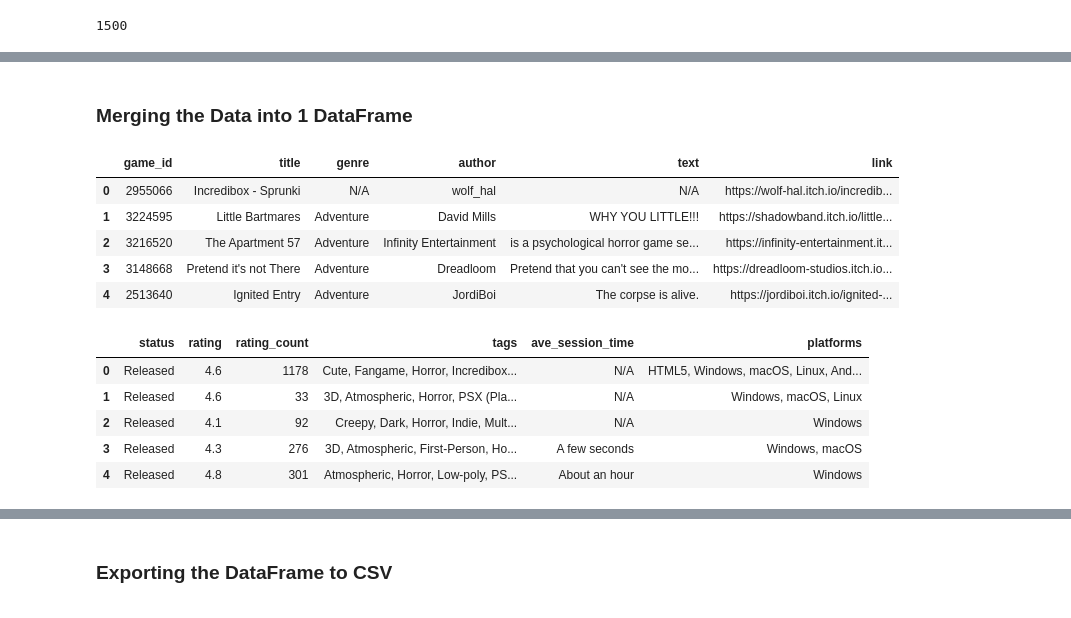
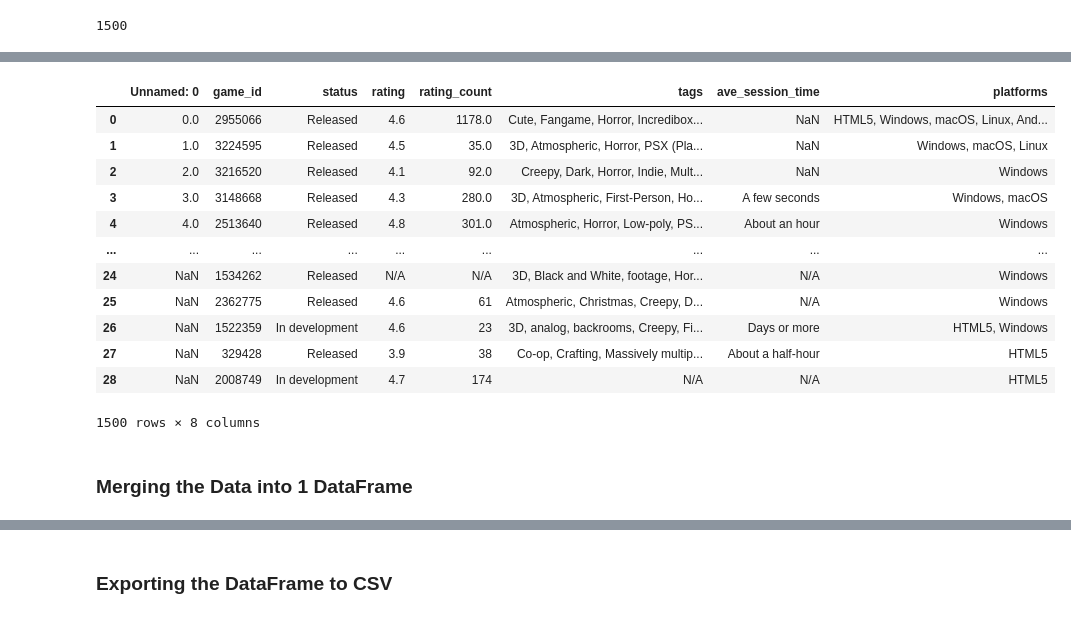
Before and after one commit to angelocguerra/data102-webscraping, a Jupyter notebook: Homework1.ipynb, the cells around one changed output, grey strips where cells are left out. Cells and saved outputs as stored; diff of their text form; code cells hidden in the pictures.

```diff
--- a/Homework1.ipynb
+++ b/Homework1.ipynb
@@ -285,23 +328,26 @@ class RetrieveMoreThread(Thread):
         Thread.__init__(self)
         self.start_index = start_index
         self.end_index = end_index
-        self.more_info = np.empty(shape=[0,6])
+        self.more_info = np.empty(shape=[0,7])
 
     def run(self):
         self.more_info = retrieve_more_games_info(self.start_index, self.end_index, more_info=self.more_info)
 # %%
 num_threads = 8
-index_interval = 50 // num_threads
+index_interval = max_game_count // num_threads
 threads = []
 
 # initializing the threads
+thread_count = 1
 for each in range(num_threads):
     start_index = each * index_interval
     # making sure the end_index is the last index
-    end_index = 50 if each == num_threads - 1 else each * index_interval + index_interval
+    end_index = max_game_count if each == num_threads - 1 else each * index_interval + index_interval
     t = RetrieveMoreThread(start_index, end_index)
     t.start()
     threads.append(t)
+    print(thread_count, start_index, end_index)
+    thread_count += 1
 
 # sync
 for each in threads:
@@ -309,8 +373,9 @@ for each in threads:
 # %%
 # combine all data from threads
-more_info = np.empty(shape=[0,6])
+more_info = np.empty(shape=[0,7])
 for each in threads:
     more_info = np.vstack((more_info, each.more_info))
 
 more_info_df = pd.DataFrame(more_info)
-more_info_df.columns = ['status','rating','rating_count','tags','ave_session_time','platforms']
+more_info_df.columns = ['game_id', 'status','rating','rating_count','tags','ave_session_time','platforms']
+more_info_df
@@ -316,0 +398,13 @@ more_info_df.columns = ['status','rating','rating_count','tags','ave_session_tim
+# %%
+error_list = [
+    2869923,1370318,2384541,3079599,877352,589627,129425,1208403,65181,
+    1948914,1559343,1881272,1511140,1581512,1975309,1365045,1109093,3223767,
+    1022835,749912,857480,117955,1029510,583081,1534262,2362775,1522359,329428,2008749
+]
+index_error_list = []
+for each in error_list:
+    game_data = games_info_df[games_info_df['game_id'] == each]
+    index = game_data.index[0]
+    link = game_data.iloc[0,5]
+    index_error_list.append(index)
+    print(each,'\t', index, '\t', link)
@@ -317,2 +489,21 @@ more_info_df.columns = ['status','rating','rating_count','tags','ave_session_tim
+# %%
+# drop the error index list
+more_info_df.drop(index_error_list, inplace=True)
+more_info_df = pd.concat([more_info_df, retrieved_info_df])
+more_info_df
+# %% [output]
+|  | Unnamed: 0 | game_id | status | rating | rating_count | tags | ave_session_time | platforms |
+| 0 | 0.0 | 2955066 | Released | 4.6 | 1178.0 | Cute, Fangame, Horror, Incredibox... | NaN | HTML5, Windows, macOS, Linux, And... |
+| 1 | 1.0 | 3224595 | Released | 4.5 | 35.0 | 3D, Atmospheric, Horror, PSX (Pla... | NaN | Windows, macOS, Linux |
+| 2 | 2.0 | 3216520 | Released | 4.1 | 92.0 | Creepy, Dark, Horror, Indie, Mult... | NaN | Windows |
+| 3 | 3.0 | 3148668 | Released | 4.3 | 280.0 | 3D, Atmospheric, First-Person, Ho... | A few seconds | Windows, macOS |
+| 4 | 4.0 | 2513640 | Released | 4.8 | 301.0 | Atmospheric, Horror, Low-poly, PS... | About an hour | Windows |
+| ... | ... | ... | ... | ... | ... | ... | ... | ... |
+| 24 | NaN | 1534262 | Released | N/A | N/A | 3D, Black and White, footage, Hor... | N/A | Windows |
+| 25 | NaN | 2362775 | Released | 4.6 | 61 | Atmospheric, Christmas, Creepy, D... | N/A | Windows |
+| 26 | NaN | 1522359 | In development | 4.6 | 23 | 3D, analog, backrooms, Creepy, Fi... | Days or more | HTML5, Windows |
+| 27 | NaN | 329428 | Released | 3.9 | 38 | Co-op, Crafting, Massively multip... | About a half-hour | HTML5 |
+| 28 | NaN | 2008749 | In development | 4.7 | 174 | N/A | N/A | HTML5 |
+1500 rows × 8 columns
 # %%
 # checkpoint
@@ -319,21 +511,3 @@ more_info_df.columns = ['status','rating','rating_count','tags','ave_session_tim
 more_info_df.to_csv('Games List 5 More Feat.csv')
 # %% [markdown]
 ### Merging the Data into 1 DataFrame
-# %%
-games_info_df.head()
-# %% [output]
-|  | game_id | title | genre | author | text | link |
-| 0 | 2955066 | Incredibox - Sprunki | N/A | wolf_hal | N/A | https://wolf-hal.itch.io/incredib... |
-| 1 | 3224595 | Little Bartmares | Adventure | David Mills | WHY YOU LITTLE!!! | https://shadowband.itch.io/little... |
-| 2 | 3216520 | The Apartment 57 | Adventure | Infinity Entertainment | is a psychological horror game se... | https://infinity-entertainment.it... |
-| 3 | 3148668 | Pretend it's not There | Adventure | Dreadloom | Pretend that you can't see the mo... | https://dreadloom-studios.itch.io... |
-| 4 | 2513640 | Ignited Entry | Adventure | JordiBoi | The corpse is alive. | https://jordiboi.itch.io/ignited-... |
-# %%
-more_info_df.head()
-# %% [output]
-|  | status | rating | rating_count | tags | ave_session_time | platforms |
-| 0 | Released | 4.6 | 1178 | Cute, Fangame, Horror, Incredibox... | N/A | HTML5, Windows, macOS, Linux, And... |
-| 1 | Released | 4.6 | 33 | 3D, Atmospheric, Horror, PSX (Pla... | N/A | Windows, macOS, Linux |
-| 2 | Released | 4.1 | 92 | Creepy, Dark, Horror, Indie, Mult... | N/A | Windows |
-| 3 | Released | 4.3 | 276 | 3D, Atmospheric, First-Person, Ho... | A few seconds | Windows, macOS |
-| 4 | Released | 4.8 | 301 | Atmospheric, Horror, Low-poly, PS... | About an hour | Windows |
```
Also changed, not shown: parts of 17 cells of this notebook.
